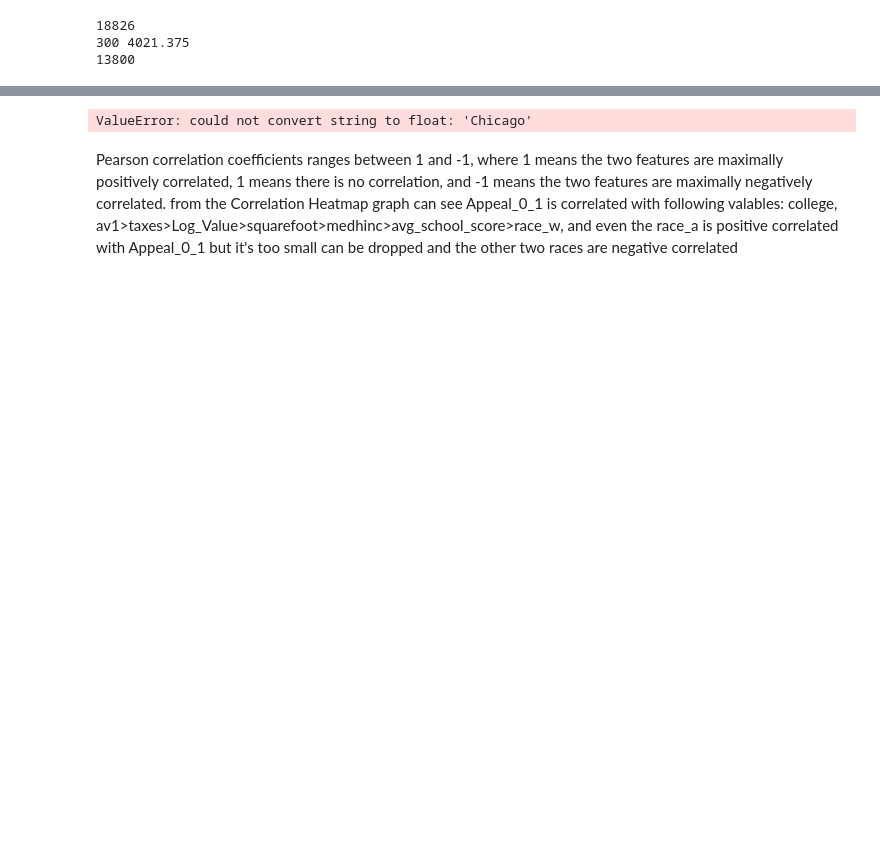
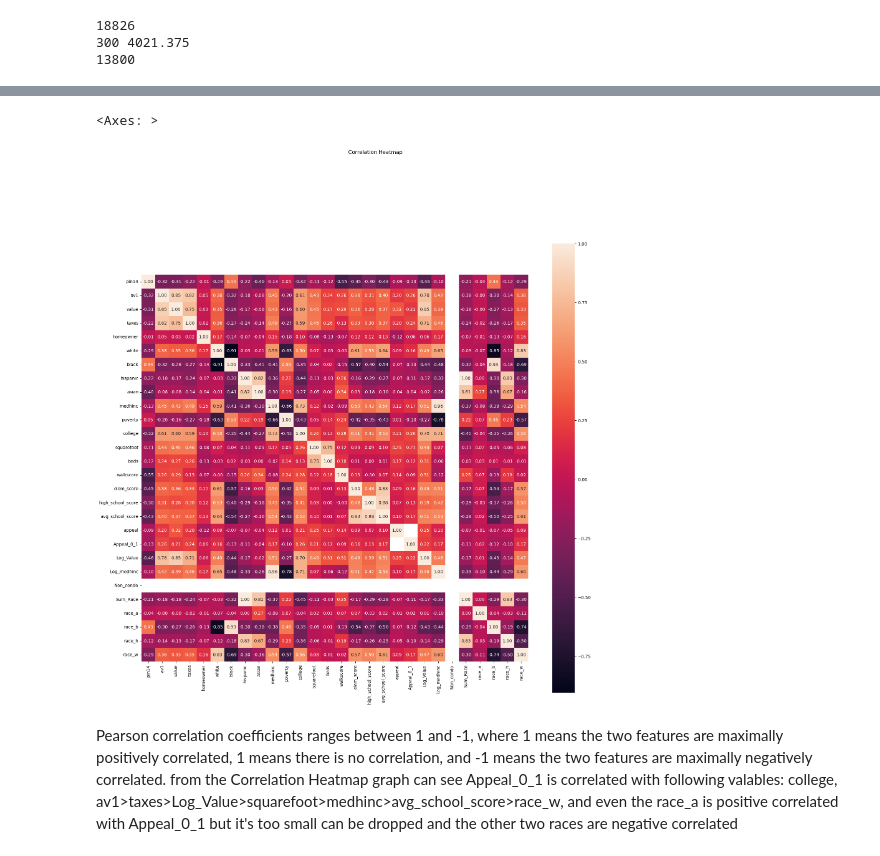
Before and after one commit to on-ai/Marketing-House-Predictions, a Jupyter notebook: notebooks/PropertyTaxAppeals.ipynb, the cells around one changed output, grey strips where cells are left out. Saved outputs shown, nothing was run; the diff lists cells and outputs as text; code cells hidden in the pictures; blank space fills up the shorter version.

```diff
--- a/notebooks/PropertyTaxAppeals.ipynb
+++ b/notebooks/PropertyTaxAppeals.ipynb
@@ -301,12 +334,16 @@ Index(['pin14', 'tri', 'pdir', 'pstreet', 'pcity', 'tcity', 'av1', 'value',
+# %%
+columns_to_exclude = ['tri', 'pdir', 'pstreet', 'pcity', 'tcity', 'walkfac']
+df_to_corr = df.drop(columns=columns_to_exclude)
 # %%
 import matplotlib.pyplot as plt
-corrmat = df.corr()
+corrmat = df_to_corr.corr()
 fig, ax = plt.subplots(figsize=(20,20))
 sns.heatmap(round(corrmat,22), annot=True, ax=ax, square=True, fmt='.2f')
 fig.subplots_adjust(top=0.83)
 t=fig.suptitle("Correlation Heatmap", fontsize=12)
 # %% [output]
-ValueError: could not convert string to float: 'Chicago'
+<Axes: >
+[figure, added]
 # %% [markdown]
 Pearson correlation coefficients ranges between 1 and -1, where 1 means the two features are maximally positively correlated, 1 means there is no correlation, and -1 means the two features are maximally negatively correlated. from the Correlation Heatmap graph can see Appeal_0_1 is correlated with following valables:  college, av1>taxes>Log_Value>squarefoot>medhinc>avg_school_score>race_w, and even the race_a is positive correlated with Appeal_0_1 but it's too small can be dropped and the other two races are negative correlated
 # %%
```
Also changed, not shown: parts of 17 cells of this notebook, 1 other file.
